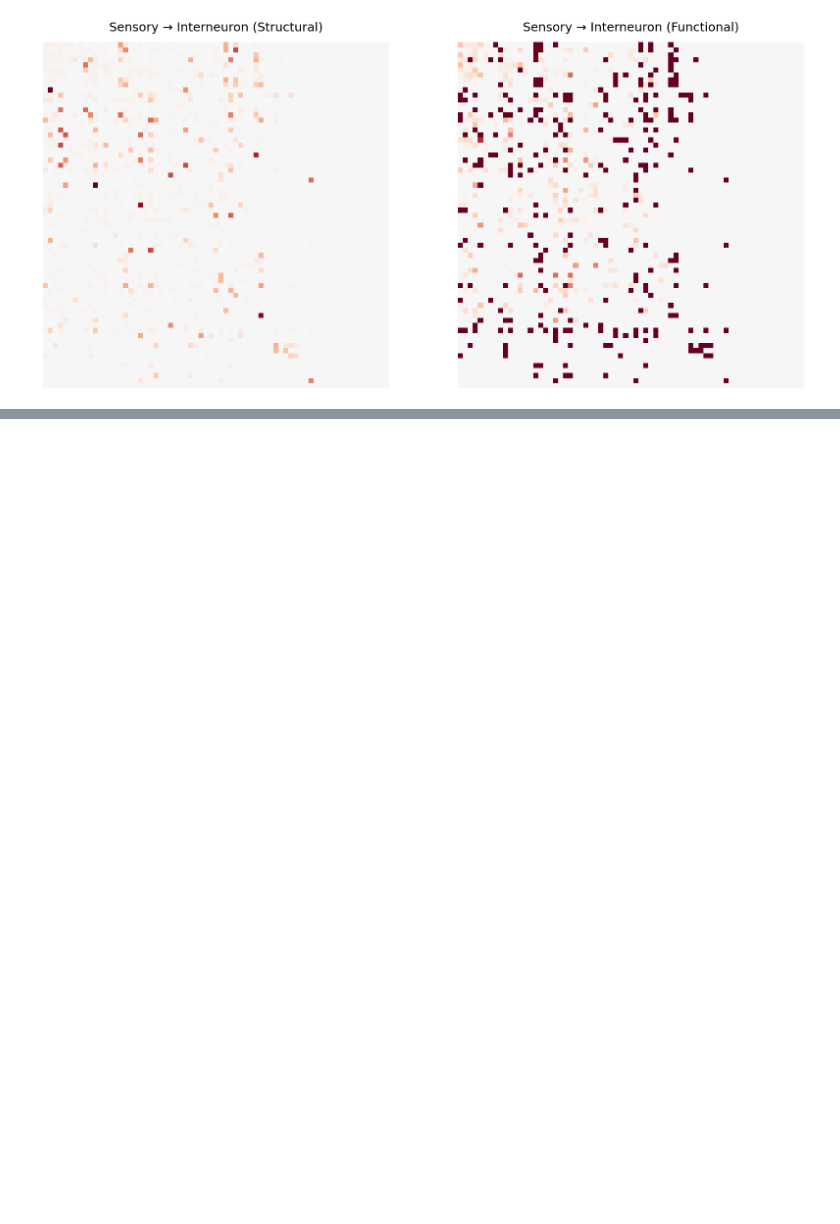
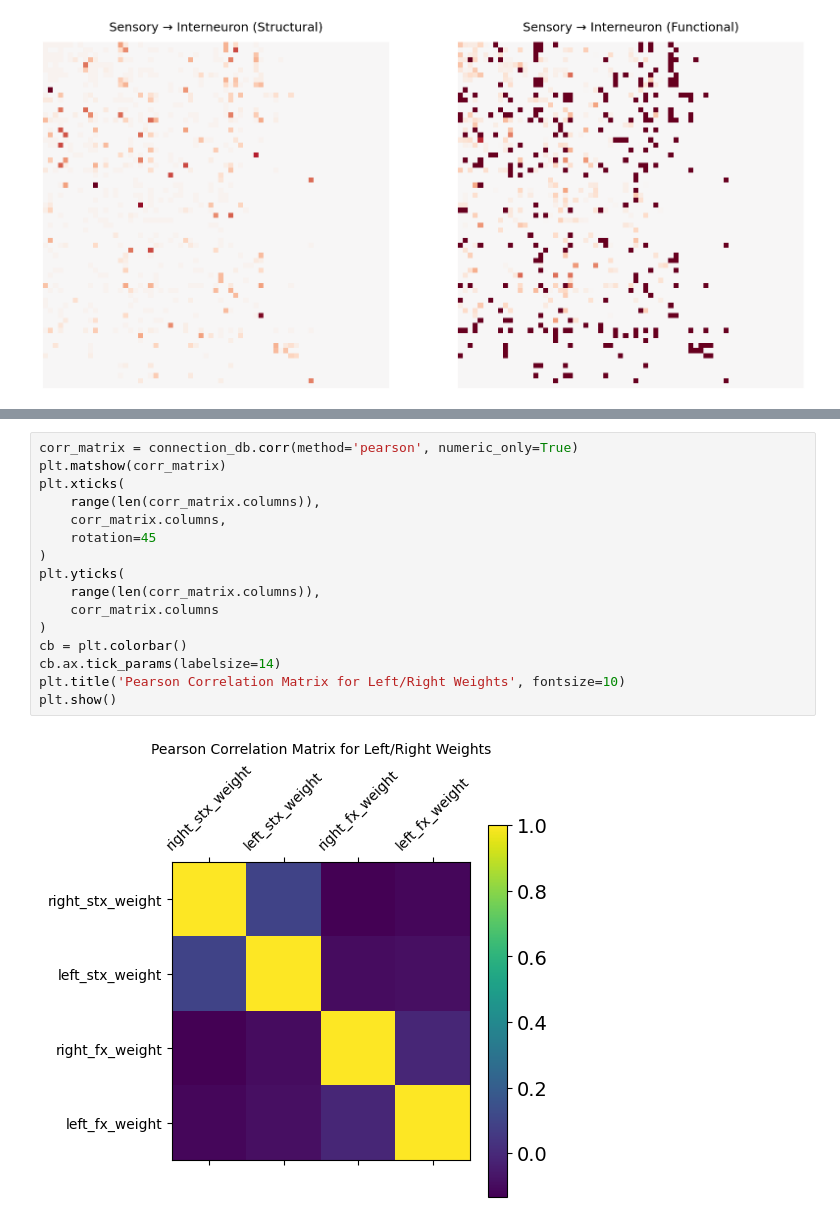
Before and after one commit to Shavit-Lab/celegans_connectome_analysis, a Jupyter notebook: networks.ipynb, the cells around one changed output, grey strips where cells are left out. Saved outputs shown, nothing was run; the diff lists cells and outputs as text; blank space fills up the shorter version.

```diff
--- a/networks.ipynb
+++ b/networks.ipynb
@@ -226,0 +298,18 @@ ADAR in graph: True
+# %%
+corr_matrix = connection_db.corr(method='pearson', numeric_only=True)
+plt.matshow(corr_matrix)
+plt.xticks(
+    range(len(corr_matrix.columns)),
+    corr_matrix.columns,
+    rotation=45
+)
+plt.yticks(
+    range(len(corr_matrix.columns)),
+    corr_matrix.columns
+)
+cb = plt.colorbar()
+cb.ax.tick_params(labelsize=14)
+plt.title('Pearson Correlation Matrix for Left/Right Weights', fontsize=10)
+plt.show()
+# %% [output]
+[figure, added]
```
Also changed, not shown: parts of 8 cells of this notebook.
